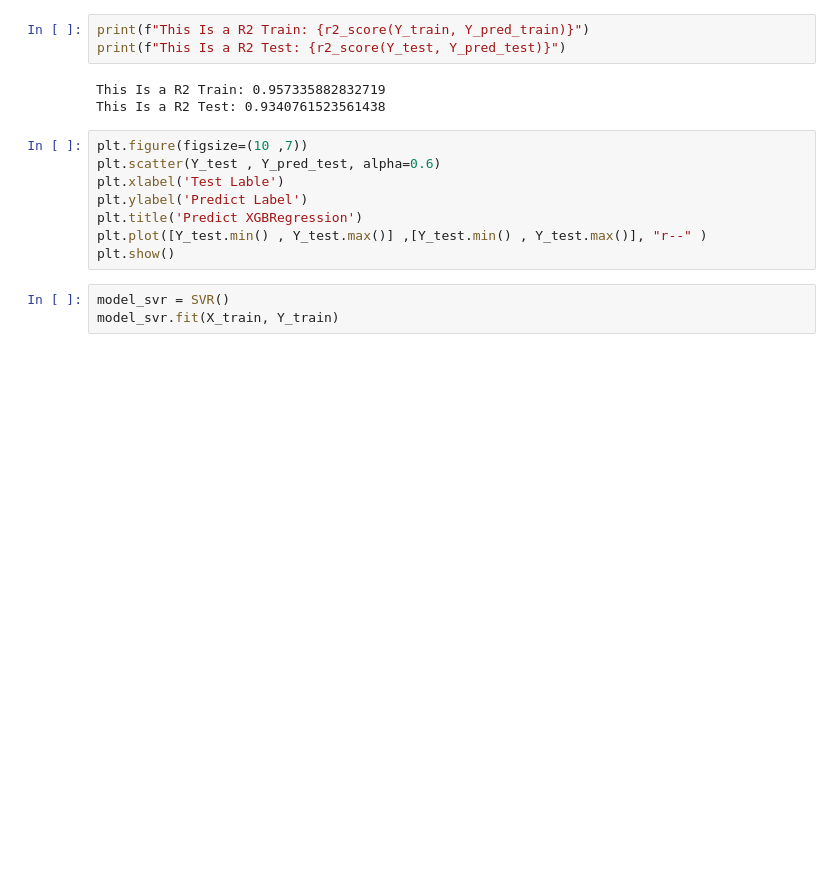
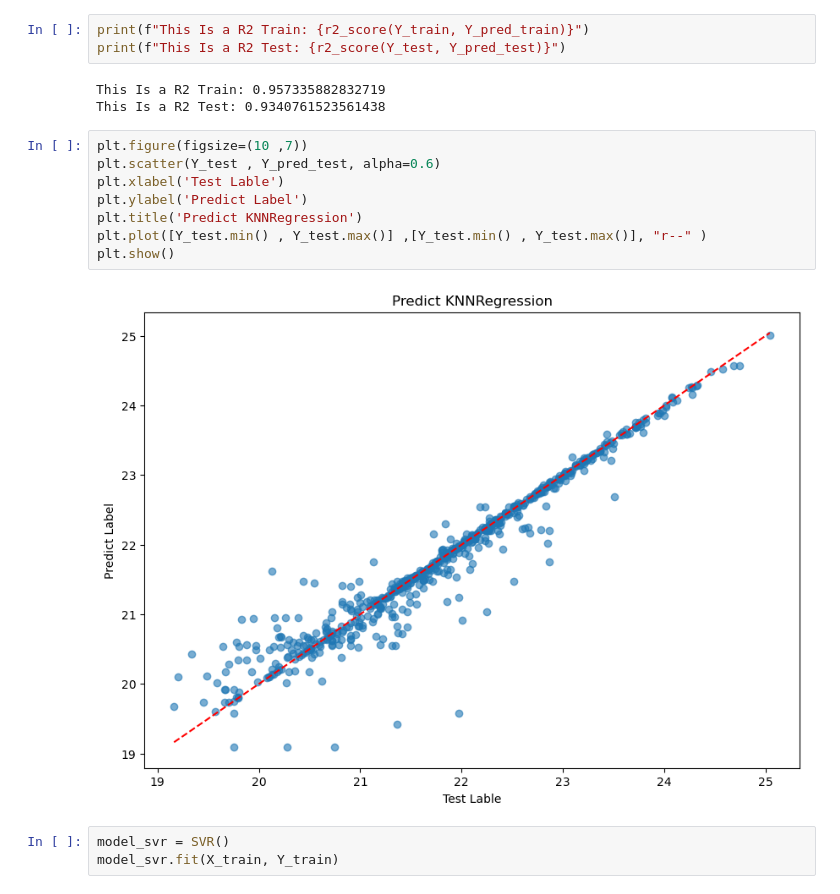
Before and after one commit to Reza18GG/huose_price_tehran, a Jupyter notebook: noteboook/my_lin_regression (5).ipynb, the cells around one changed output. Drawn from its saved outputs; the diff is of its cells as text; blank space fills up the shorter version.

Commit message:
Add a Predict Plot In Project

```diff
--- a/noteboook/my_lin_regression (5).ipynb
+++ b/noteboook/my_lin_regression (5).ipynb
@@ -172,11 +173,13 @@ This Is a R2 Test: 0.9340761523561438
 # %%
 plt.figure(figsize=(10 ,7))
 plt.scatter(Y_test , Y_pred_test, alpha=0.6)
 plt.xlabel('Test Lable')
 plt.ylabel('Predict Label')
-plt.title('Predict XGBRegression')
+plt.title('Predict KNNRegression')
 plt.plot([Y_test.min() , Y_test.max()] ,[Y_test.min() , Y_test.max()], "r--" )
 plt.show()
+# %% [output]
+[figure, added]
 # %%
 model_svr = SVR()
 model_svr.fit(X_train, Y_train)
```
Also changed, not shown: parts of 10 cells of this notebook.
